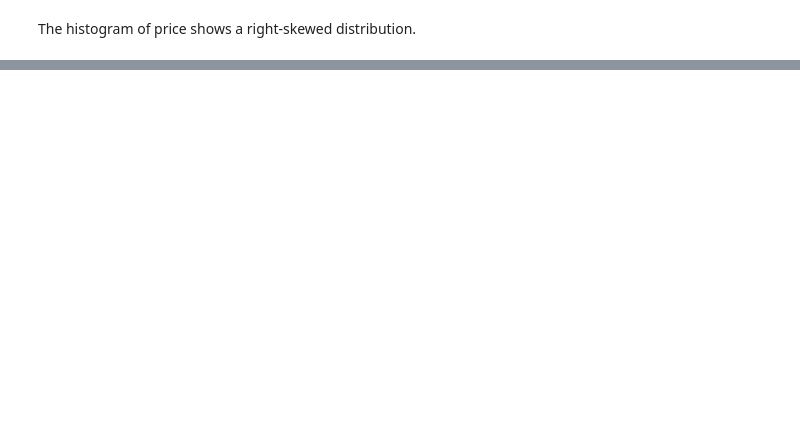
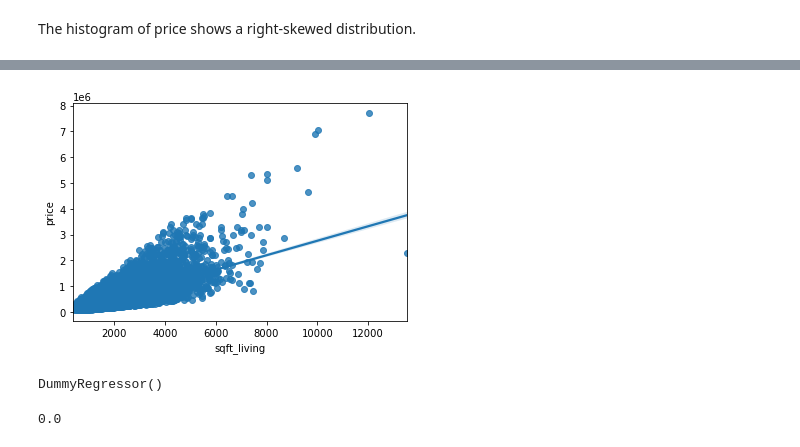
Before and after one commit to ondugba/Housing_Price_Predictor, a Jupyter notebook: Yuhkai.ipynb, the cells around one changed output, grey strips where cells are left out. Drawn from its saved outputs; the diff is of its cells as text; code cells hidden in the pictures; blank space fills up the shorter version.

```diff
--- a/Yuhkai.ipynb
+++ b/Yuhkai.ipynb
@@ -603,0 +628,5 @@ The histogram of price shows a right-skewed distribution.
+# %%
+#simple model - sqft_living vs price
+y = df['price']
+x = df['sqft_living']
+simple_model = sm.OLS(y, sm.add_constant(x))
@@ -603,0 +657,5 @@ The histogram of price shows a right-skewed distribution.
+# %%
+fig, ax = plt.subplots()
+sns.regplot(x=x, y=y);
+# %% [output]
+[figure, added]
@@ -603,0 +664,8 @@ The histogram of price shows a right-skewed distribution.
+# %%
+dummy_lr.fit(x,y)
+# %% [output]
+DummyRegressor()
+# %%
+dummy_lr.score(x,y)
+# %% [output]
+0.0
```
Also changed, not shown: parts of 42 cells of this notebook, 1 other file.
